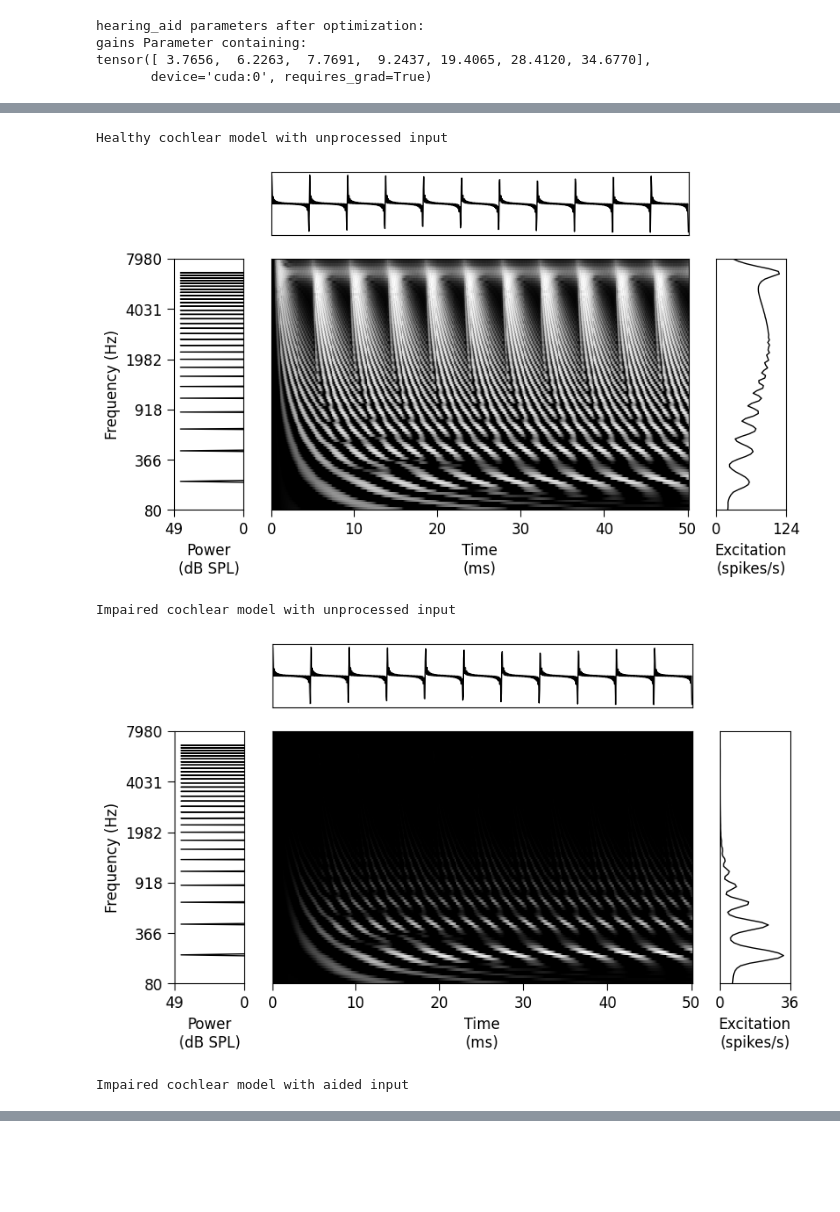
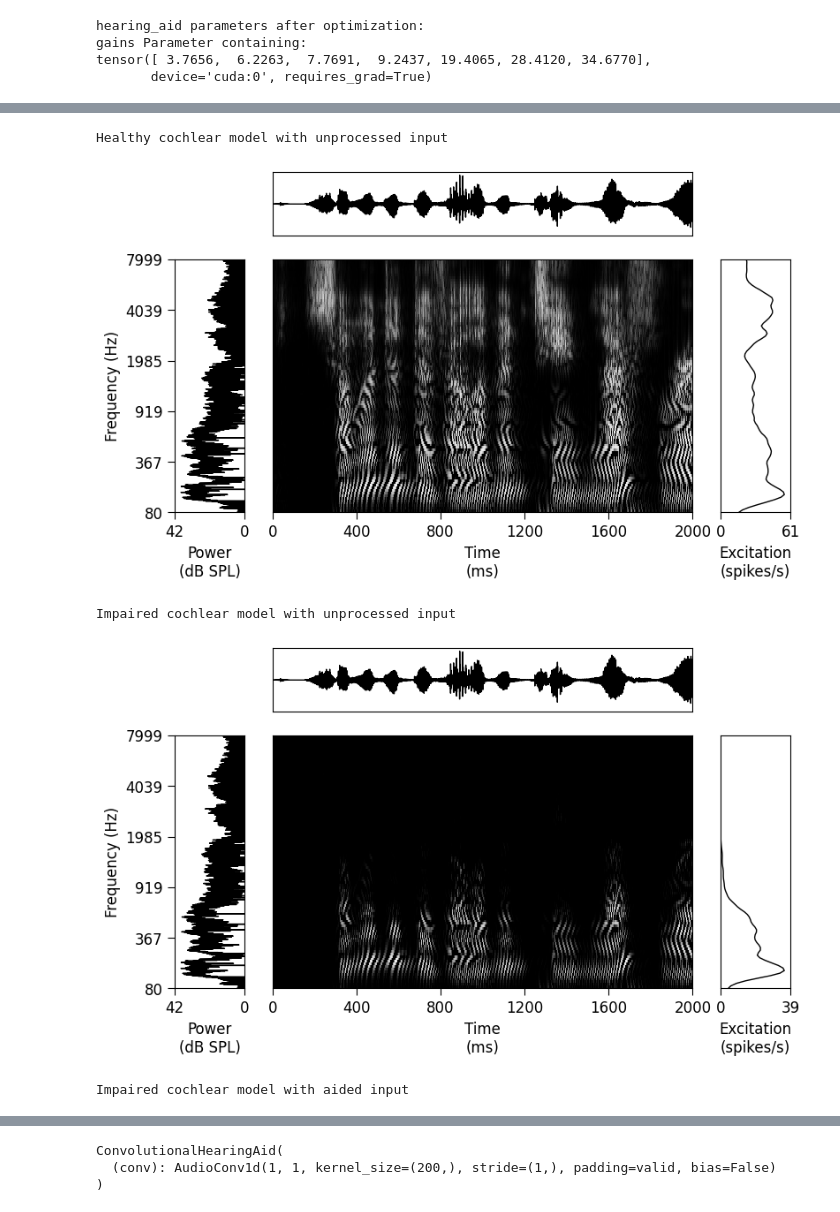
Before and after one commit to msaddler/auditory_model_tutorial, a Jupyter notebook: DEV.ipynb, the cells around one changed output, grey strips where cells are left out. Cells and saved outputs as stored; diff of their text form; code cells hidden in the pictures; blank space fills up the shorter version.

```diff
--- a/DEV.ipynb
+++ b/DEV.ipynb
@@ -994,15 +994,15 @@ ipd.display(ipd.Audio(rate=sr, data=example_audio_aided))
 Visualize the resulting auditory nerve representations.
 """
 
-x = utils.harmonic_complex_tone(
-    sr=sr,
-    dur=0.05,
-    f0=220,
-    phase="sine",
-    harmonics=np.arange(1, 31),
-)
-x = utils.set_dbspl(x, 60.0)
-# x, _ = sf.read("data/000.wav")
+# x = utils.harmonic_complex_tone(
+#     sr=sr,
+#     dur=0.05,
+#     f0=220,
+#     phase="sine",
+#     harmonics=np.arange(1, 31),
+# )
+# x = utils.set_dbspl(x, 60.0)
+x, _ = sf.read("data/099.wav")
 
 x = torch.as_tensor(x[None, ...], device=device, dtype=torch.float32)
 x_aided = hearing_aid(x)
@@ -1014,34 +1014,34 @@ x_aided = x_aided[0].detach().cpu().numpy()
 
 print("Healthy cochlear model with unprocessed input")
 fig, ax_arr = utils.make_nervegram_plot(
     waveform=x,
     nervegram=x_nervegram_healthy,
     sr_waveform=cochlear_model_healthy.sr_input,
     sr_nervegram=cochlear_model_healthy.sr_output,
     cfs=cochlear_model_healthy.cfs,
 )
 plt.show()
 print("Impaired cochlear model with unprocessed input")
 fig, ax_arr = utils.make_nervegram_plot(
     waveform=x,
     nervegram=x_nervegram_impaired,
     sr_waveform=cochlear_model_impaired.sr_input,
     sr_nervegram=cochlear_model_impaired.sr_output,
     cfs=cochlear_model_impaired.cfs,
 )
 plt.show()
 print("Impaired cochlear model with aided input")
 fig, ax_arr = utils.make_nervegram_plot(
     waveform=x_aided,
     nervegram=x_nervegram_impaired_aided,
     sr_waveform=cochlear_model_impaired.sr_input,
     sr_nervegram=cochlear_model_impaired.sr_output,
     cfs=cochlear_model_impaired.cfs,
 )
 plt.show()
 # %% [output]
 Healthy cochlear model with unprocessed input
-[figure, old version]
+[figure, new version]
 Impaired cochlear model with unprocessed input
-[figure, old version]
+[figure, new version]
 Impaired cochlear model with aided input
@@ -1048,0 +1080,34 @@ Impaired cochlear model with aided input
+# %%
+"""
+Another way to achieve frequency-specific linear gain.
+This hearing aid uses convolution in the time-domain
+with a learnable FIR filter kernel.
+"""
+
+class ConvolutionalHearingAid(torch.nn.Module):
+    def __init__(self, sr=20e3):
+        """
+        Initialize the hearing aid model.
+        """
+        super().__init__()
+        self.conv = modules.AudioConv1d(
+            in_channels=1,
+            out_channels=1,
+            kernel_size=None,
+            sr=sr,
+            fir_dur=0.01,
+        )
+
+    def forward(self, x):
+        """
+        Apply the computations to an input sound `x`.
+        """
+        y = self.conv(x.unsqueeze(1)).squeeze(1)
+        return y
+
+
+ConvolutionalHearingAid()
+# %% [output]
+ConvolutionalHearingAid(
+  (conv): AudioConv1d(1, 1, kernel_size=(200,), stride=(1,), padding=valid, bias=False)
+)
```
Also changed, not shown: parts of 6 cells of this notebook.
